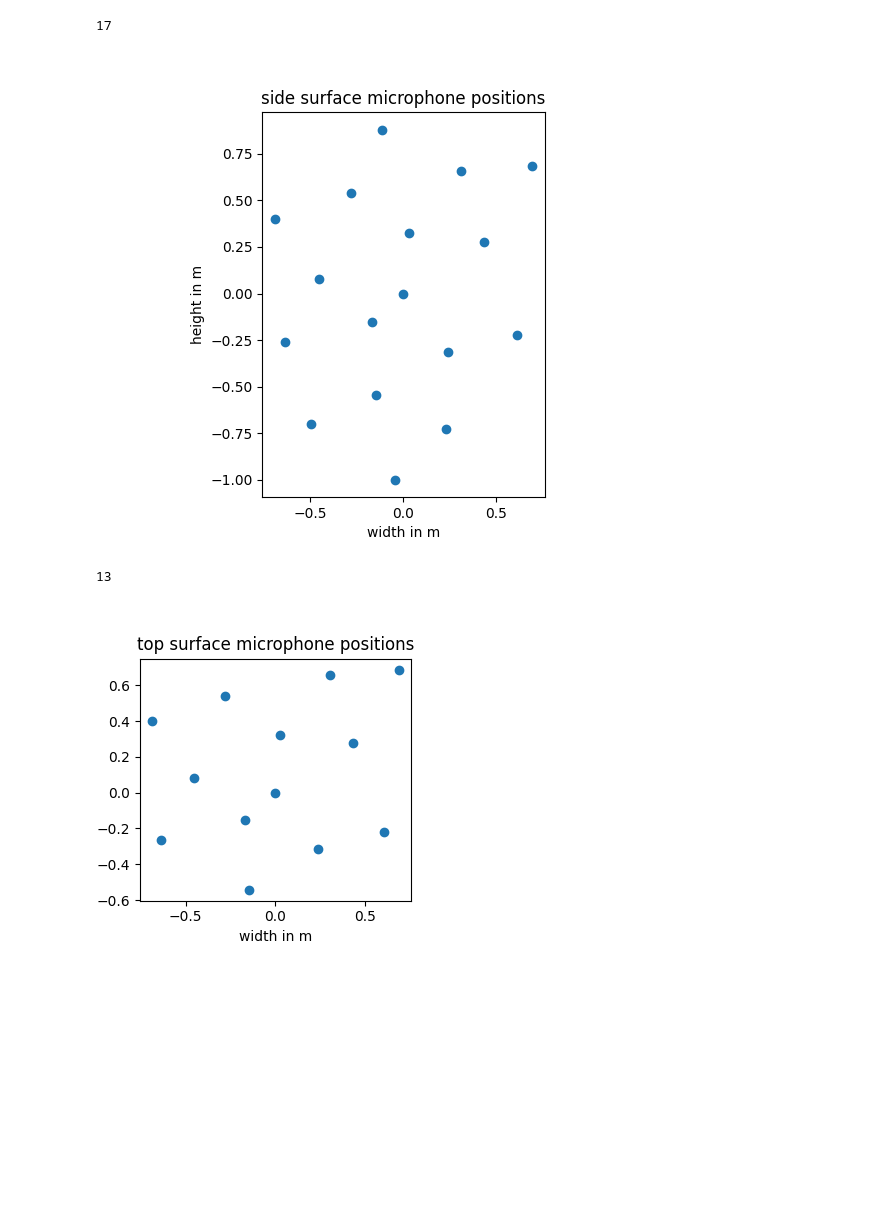
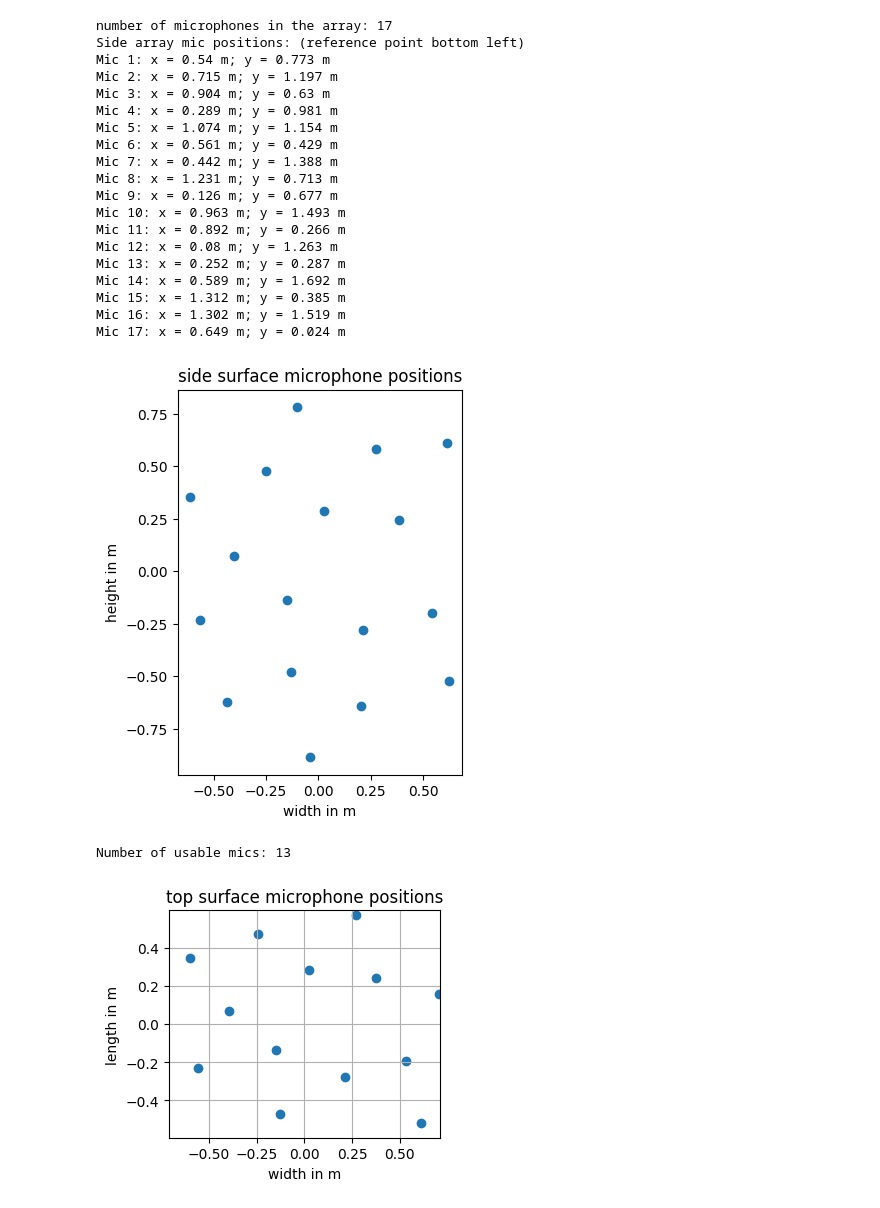
Before and after one commit to Floloffel/Bassoon2425, a Jupyter notebook: Vogel_Plot.ipynb, the cells around one changed output. Drawn from its saved outputs; the diff is of its cells as text; code cells hidden in the pictures; blank space fills up the shorter version.

```diff
--- a/Vogel_Plot.ipynb
+++ b/Vogel_Plot.ipynb
@@ -1,39 +1,71 @@
 # %%
 ## Seitenflächen
 import numpy as np
 import matplotlib.pyplot as plt
 
-M = 19.05
+SideGrid_w = 1.38
+SideGrid_h = 1.82
+
+M = 20
 m = np.arange(M)
 V = 5
-R = 1
+R = SideGrid_h/2
 
 r = R*np.sqrt(m/M)
 phi = 2*np.pi*m*((1+np.sqrt(V))/2)
 
 x = np.asarray(r*np.cos(phi))
 y = np.asarray(r*np.sin(phi))
 coord = np.array([x,y])
-coord_cut_side = np.array([x[(x >= -0.7) & (x <= 0.7)],y[(x >= -0.7) & (x <= 0.7)]])
+coord_cut_side = np.array([x[(x >= -SideGrid_w/2) & (x <= SideGrid_w/2)],y[(x >= -SideGrid_w/2) & (x <= SideGrid_w/2)]])
+coord_cut_side = coord_cut_side[:,1:]
 
 len_side = len(coord_cut_side[1])
-print(len_side)
+print('number of microphones in the array: '+str(len_side))
 
 fig = plt.figure(figsize=[6,5])
 ax = fig.add_subplot()
 pl = ax.scatter(coord_cut_side[0],coord_cut_side[1])
 ax.set_title('side surface microphone positions')
 ax.set_xlabel('width in m')
 ax.set_ylabel('height in m')
 ax.set_aspect('equal')
+
+print('Side array mic positions: (reference point bottom left)')
+for i in range(0,len_side):
+    print('Mic ' + str(i+1) + ': x = ' + str(round(coord_cut_side[0,i]+SideGrid_w/2,3)) + ' m; y = ' + str(round(coord_cut_side[1,i]+SideGrid_h/2,3)) + ' m')
+
+coord_cut_side_real = coord_cut_side
+coord_cut_side_real = coord_cut_side[0]+SideGrid_w/2
+coord_cut_side_real = coord_cut_side[1]+SideGrid_h/2
 # %% [output]
-17
+number of microphones in the array: 17
+Side array mic positions: (reference point bottom left)
+Mic 1: x = 0.54 m; y = 0.773 m
+Mic 2: x = 0.715 m; y = 1.197 m
+Mic 3: x = 0.904 m; y = 0.63 m
+Mic 4: x = 0.289 m; y = 0.981 m
+Mic 5: x = 1.074 m; y = 1.154 m
+Mic 6: x = 0.561 m; y = 0.429 m
+Mic 7: x = 0.442 m; y = 1.388 m
+Mic 8: x = 1.231 m; y = 0.713 m
+Mic 9: x = 0.126 m; y = 0.677 m
+Mic 10: x = 0.963 m; y = 1.493 m
+Mic 11: x = 0.892 m; y = 0.266 m
+Mic 12: x = 0.08 m; y = 1.263 m
+Mic 13: x = 0.252 m; y = 0.287 m
+Mic 14: x = 0.589 m; y = 1.692 m
+Mic 15: x = 1.312 m; y = 0.385 m
+Mic 16: x = 1.302 m; y = 1.519 m
+Mic 17: x = 0.649 m; y = 0.024 m
-[figure, old version]
+[figure, new version]
 # %%
-M = 19
+M = 25 # number of mics in vogels spiral
 m = np.arange(M)
 V = 5
 R = 1
+top_grid_x_m = 1.42
+top_grid_y_m = 1.19
 
 r = R*np.sqrt(m/M)
 phi = 2*np.pi*m*((1+np.sqrt(V))/2)
@@ -41,9 +73,13 @@ phi = 2*np.pi*m*((1+np.sqrt(V))/2)
 x = np.asarray(r*np.cos(phi))
 y = np.asarray(r*np.sin(phi))
 coord = np.array([x,y])
-coord_cut_top = np.array([x[(x >= -0.7) & (x <= 0.7) & (y >= -0.7) & (y <= 0.7)],y[(x >= -0.7) & (x <= 0.7) & (y >= -0.7) & (y <= 0.7)]])
+coord_cut_top = np.array([x[(x >= -top_grid_x_m/2) & (x <= top_grid_x_m/2) & (y >= -top_grid_y_m/2) & (y <= top_grid_y_m/2)],y[(x >= -top_grid_x_m/2) & (x <= top_grid_x_m/2) & (y >= -top_grid_y_m/2) & (y <= top_grid_y_m/2)]])
 
-print(len(coord_cut_top[1]))
+# remove center mic
+coord_cut_top=coord_cut_top[:,1:]
+
+
+print("Number of usable mics:", len(coord_cut_top[1]))
 
 fig = plt.figure(figsize=[3.5,3.5])
 ax = fig.add_subplot()
@@ -52,6 +88,10 @@ ax.set_title('top surface microphone positions')
 ax.set_xlabel('width in m')
 ax.set_ylabel('length in m')
 ax.set_aspect('equal')
+ax.grid()
+ax.set_xlim([-top_grid_x_m/2, top_grid_x_m/2])
+ax.set_ylim([-top_grid_y_m/2, top_grid_y_m/2])
+plt.show()
 # %% [output]
-13
+Number of usable mics: 13
-[figure, old version]
+[figure, new version]
```
Also changed, not shown: parts of 5 cells of this notebook.
